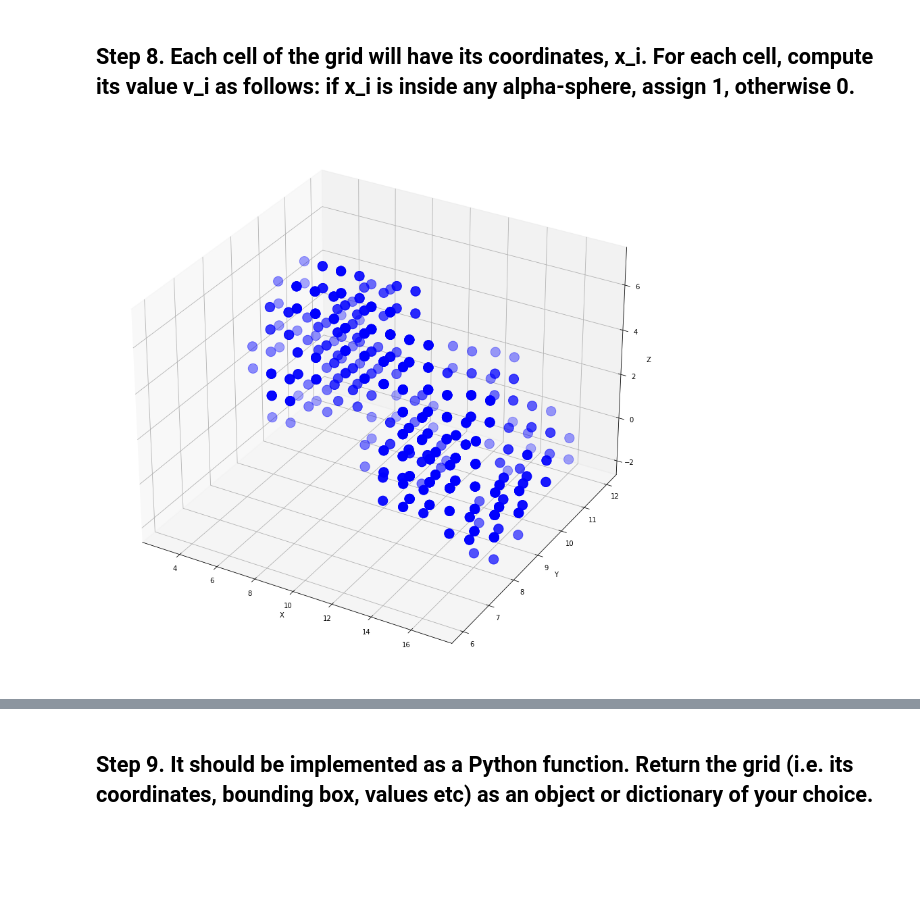
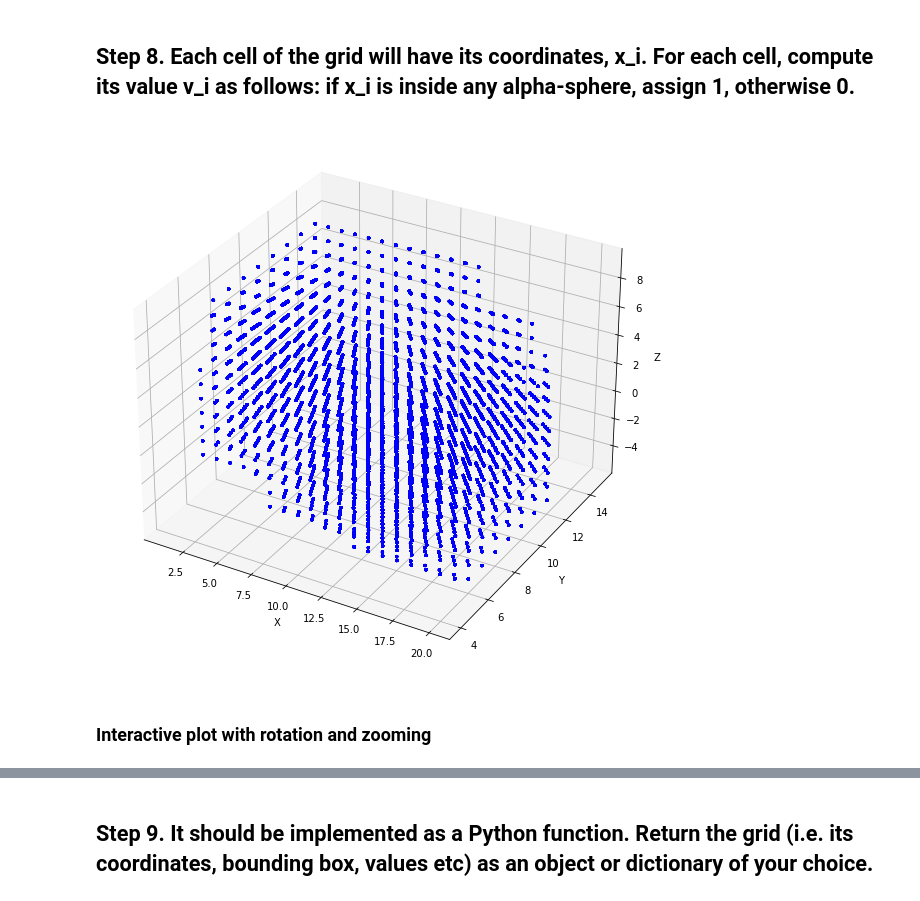
Before and after one commit to kostas-panagiotakis/Protein_pockets, a Jupyter notebook: Data_Analysis.ipynb, the cells around one changed output, grey strips where cells are left out. Saved outputs shown, nothing was run; the diff lists cells and outputs as text; code cells hidden in the pictures; blank space fills up the shorter version.

```diff
--- a/Data_Analysis.ipynb
+++ b/Data_Analysis.ipynb
@@ -149,0 +166,2 @@ print(center)
+# %%
+coordinates = compute_grid()
@@ -167,15 +192,46 @@ for ind_p, p in enumerate(pocket_matrix):
-# %%
-# Extract the coordinates and values from the sublists
-coords = np.array([lst_elem[0] for lst_elem in inside])
-values = np.array([lst_elem[1] for lst_elem in inside])
-
-# Create a 3D scatter plot of the points with red for value 0 and blue for value 1
-fig = plt.figure(figsize=(20, 15))
-ax = fig.add_subplot(111, projection='3d')
-ax.scatter(coords[values == 1, 0], coords[values == 1, 1], coords[values == 1, 2], c='b',s=200)
-ax.set_xlabel('X')
-ax.set_ylabel('Y')
-ax.set_zlabel('Z')
-plt.show()
-# %% [output]
-[figure, removed]
+# %%
+def voxelized_space():
+    # instead of 1 put the radius of alpha sphere
+    X,Y,Z = pocket_1['x'],pocket_1['y'],pocket_1['z']
+
+    # Combine the vectors into a matrix
+    pocket_matrix = np.array([X, Y, Z]).T
+
+    inside = []
+
+    # Compare the elements of the two matrices
+    for ind_p, p in enumerate(pocket_matrix):
+        for ind, i in enumerate(coordinates):
+            if np.abs(i - p)[0] < pocket_1['r'][ind_p] and np.abs(i - p)[1] < pocket_1['r'][ind_p] and np.abs(i - p)[2] < pocket_1['r'][ind_p]:
+                inside.append([i,1])
+            else:
+                inside.append([i,0])
+
+    # Extract the coordinates and values from the sublists
+    coords = np.array([lst_elem[0] for lst_elem in inside])
+    values = np.array([lst_elem[1] for lst_elem in inside])
+
+    # Define the list of sphere sizes
+    radii = pocket_1['r']
+
+    return coords, values, radii, inside
+# %%
+coords, values, radii, inside_matrix = voxelized_space()
+# %%
+# Plot the spheres with their radius
+# Create a 3D scatter plot of the points with red for value 0 and blue for value 1
+fig = plt.figure(figsize=(15, 10))
+ax = fig.add_subplot(111, projection='3d')
+
+# Loop through the sphere sizes and plot the points
+for radius in radii:
+    ax.scatter(coords[values == 1, 0], coords[values == 1, 1], coords[values == 1, 2], c='b', s=radius)
+
+ax.set_xlabel('X')
+ax.set_ylabel('Y')
+ax.set_zlabel('Z')
+plt.show()
+# %% [output]
+[figure, added]
+# %% [markdown]
+### Interactive plot with rotation and zooming
```
Also changed, not shown: parts of 18 cells of this notebook.
